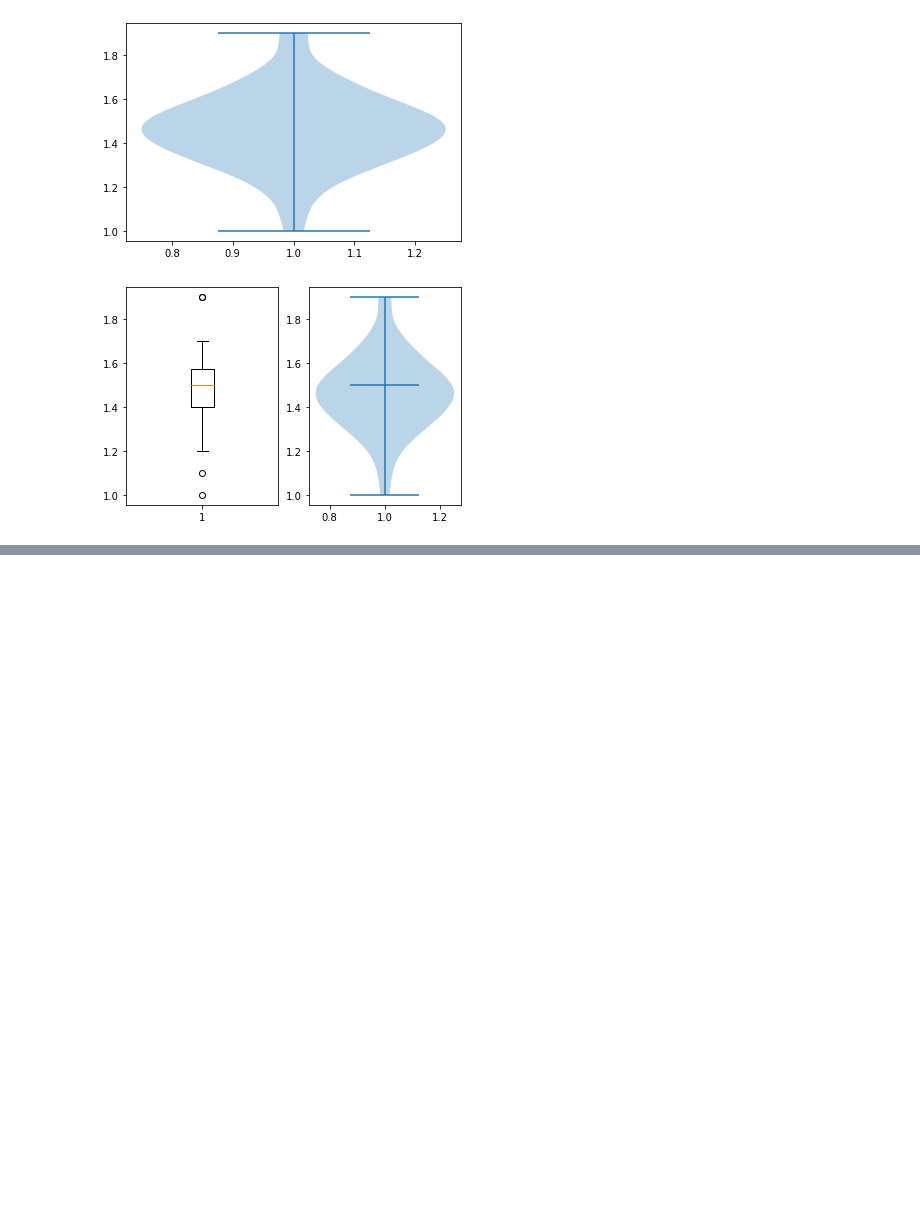
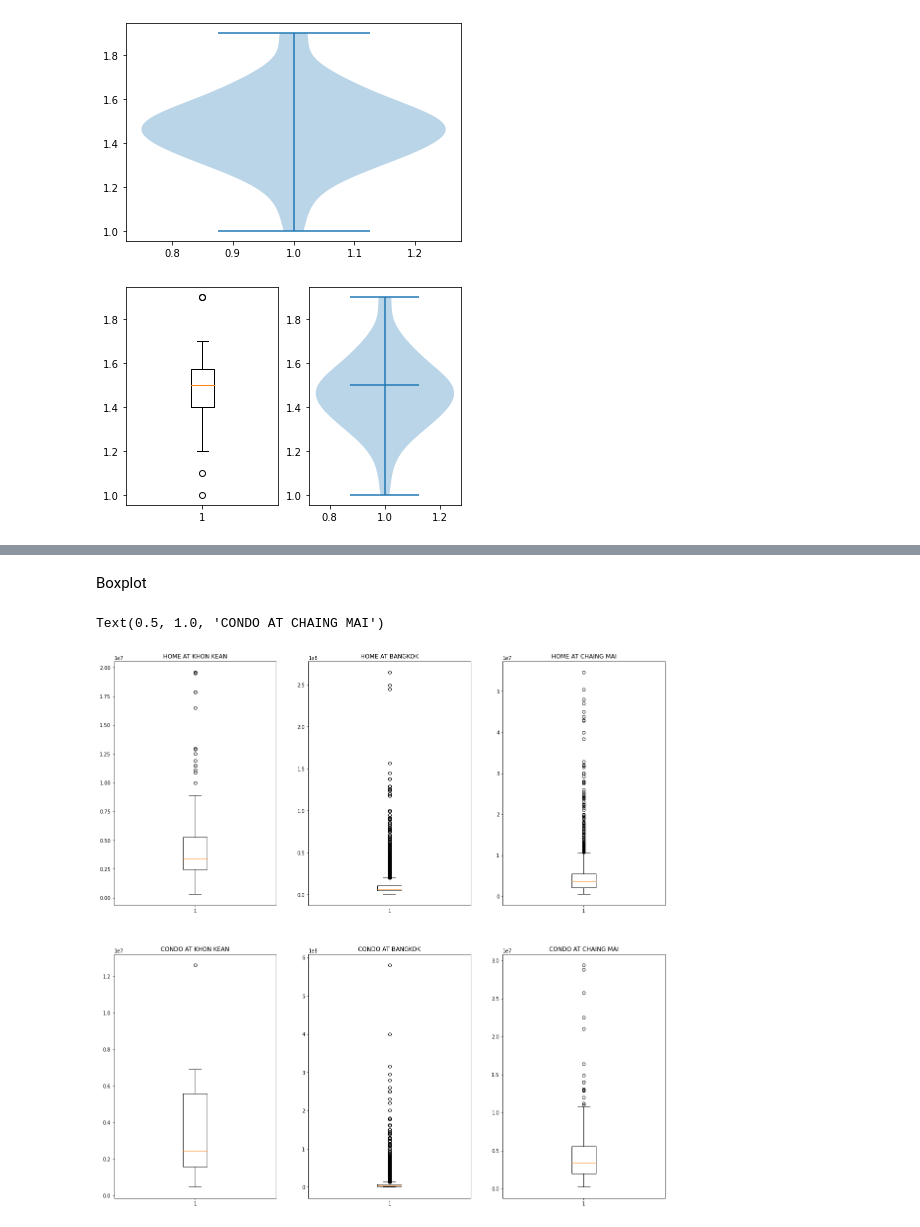
Before and after one commit to nattntn/BasicProg_DataViz65, a Jupyter notebook: DataViz02_Data_Distribution_.ipynb, the cells around one changed output, grey strips where cells are left out. Cells and saved outputs as stored; diff of their text form; code cells hidden in the pictures; blank space fills up the shorter version.

```diff
--- a/DataViz02_Data_Distribution_.ipynb
+++ b/DataViz02_Data_Distribution_.ipynb
@@ -389,0 +532,3 @@ vi = plt.violinplot(df['PetalLength'][:50],showmedians=True)
+# %%
+CB = U[(U['propertytype_name_en']=='Condo') & (U['province_name_th']=='กรุงเทพมหานคร')] #เฉพาะ Detached House
+CB
@@ -389,0 +549,3 @@ vi = plt.violinplot(df['PetalLength'][:50],showmedians=True)
+# %%
+HC = U[(U['propertytype_name_en']=='Detached House') & (U['province_name_th']=='เชียงใหม่')] #เฉพาะ Detached House
+HC
@@ -389,0 +566,3 @@ vi = plt.violinplot(df['PetalLength'][:50],showmedians=True)
+# %%
+CC = U[(U['propertytype_name_en']=='Condo') & (U['province_name_th']=='เชียงใหม่')] #เฉพาะ Detached House
+CC
@@ -389,0 +583,34 @@ vi = plt.violinplot(df['PetalLength'][:50],showmedians=True)
+# %% [markdown]
+Boxplot
+# %%
+from matplotlib import pyplot as plt #เพื่อ plot graph
+import matplotlib #เพื่อปรับแต่งขนาดของกราฟ
+matplotlib.rcParams['figure.figsize']=[20,20] # กำหนดขนาดกราฟ
+# %%
+
+plt.subplot(2,3,1)
+plt.boxplot(HK['price_min']);
+plt.title('HOME AT KHON KEAN')
+
+plt.subplot(2,3,2)
+plt.boxplot(HB['price_min']);
+plt.title('HOME AT BANGKOK')
+
+plt.subplot(2,3,3)
+plt.boxplot(HC['price_min']);
+plt.title('HOME AT CHAING MAI')
+
+plt.subplot(2,3,4)
+plt.boxplot(CK['price_min']);
+plt.title('CONDO AT KHON KEAN')
+
+plt.subplot(2,3,5)
+plt.boxplot(CB['price_min']);
+plt.title('CONDO AT BANGKOK')
+
+plt.subplot(2,3,6)
+plt.boxplot(CC['price_min']);
+plt.title('CONDO AT CHAING MAI')
+# %% [output]
+Text(0.5, 1.0, 'CONDO AT CHAING MAI')
+[figure, added]
```
Also changed, not shown: parts of 37 cells of this notebook.
